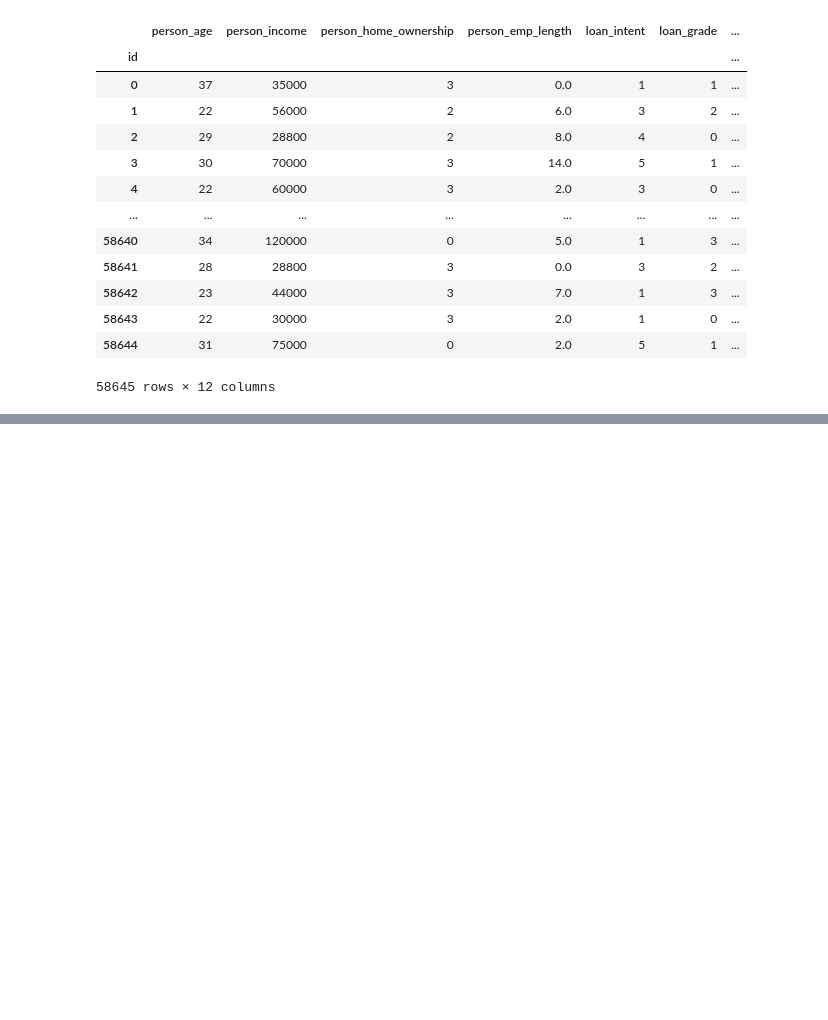
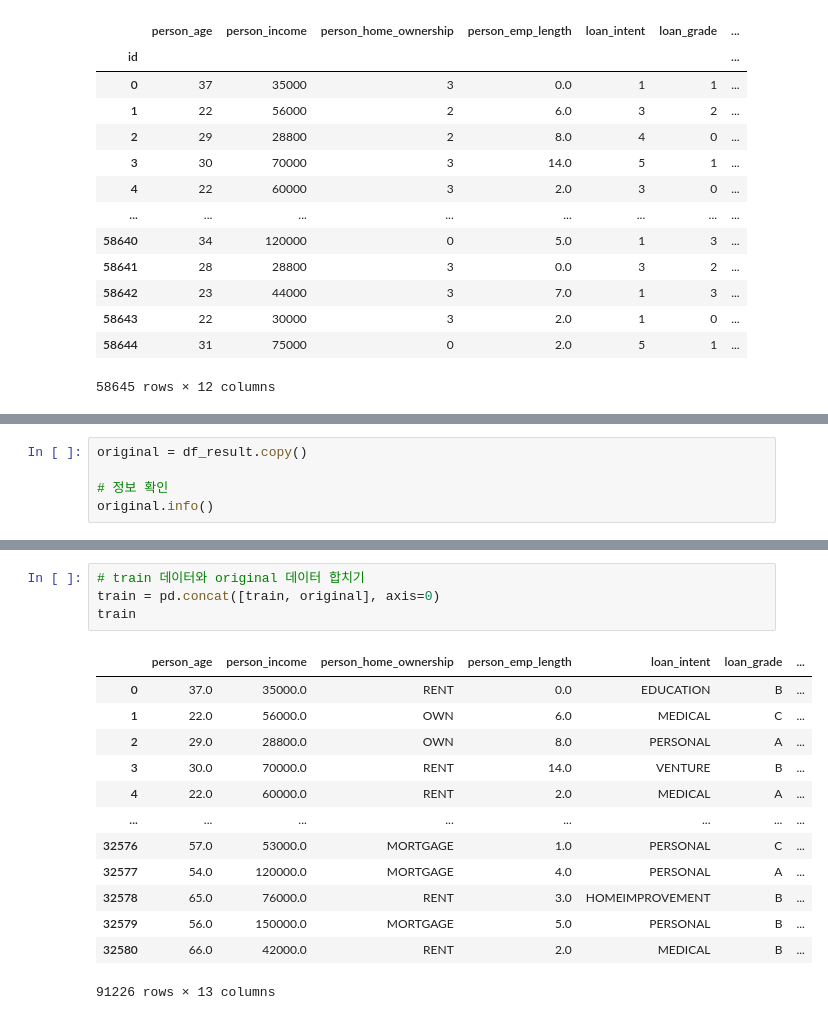
Before and after one commit to clover-minjung/kaggle_copy, a Jupyter notebook: loan_approval_prediction.ipynb, the cells around one changed output, grey strips where cells are left out. Saved outputs shown, nothing was run; the diff lists cells and outputs as text; blank space fills up the shorter version.

```diff
--- a/loan_approval_prediction.ipynb
+++ b/loan_approval_prediction.ipynb
@@ -232,0 +367,5 @@ plt.show()
+# %%
+original = df_result.copy()
+
+# 정보 확인
+original.info()
@@ -232,0 +393,18 @@ plt.show()
+# %%
+# train 데이터와 original 데이터 합치기
+train = pd.concat([train, original], axis=0)
+train
+# %% [output]
+|  | person_age | person_income | person_home_ownership | person_emp_length | loan_intent | loan_grade | ... |
+| 0 | 37.0 | 35000.0 | RENT | 0.0 | EDUCATION | B | ... |
+| 1 | 22.0 | 56000.0 | OWN | 6.0 | MEDICAL | C | ... |
+| 2 | 29.0 | 28800.0 | OWN | 8.0 | PERSONAL | A | ... |
+| 3 | 30.0 | 70000.0 | RENT | 14.0 | VENTURE | B | ... |
+| 4 | 22.0 | 60000.0 | RENT | 2.0 | MEDICAL | A | ... |
+| ... | ... | ... | ... | ... | ... | ... | ... |
+| 32576 | 57.0 | 53000.0 | MORTGAGE | 1.0 | PERSONAL | C | ... |
+| 32577 | 54.0 | 120000.0 | MORTGAGE | 4.0 | PERSONAL | A | ... |
+| 32578 | 65.0 | 76000.0 | RENT | 3.0 | HOMEIMPROVEMENT | B | ... |
+| 32579 | 56.0 | 150000.0 | MORTGAGE | 5.0 | PERSONAL | B | ... |
+| 32580 | 66.0 | 42000.0 | RENT | 2.0 | MEDICAL | B | ... |
+91226 rows × 13 columns
```
Also changed, not shown: parts of 14 cells of this notebook.
